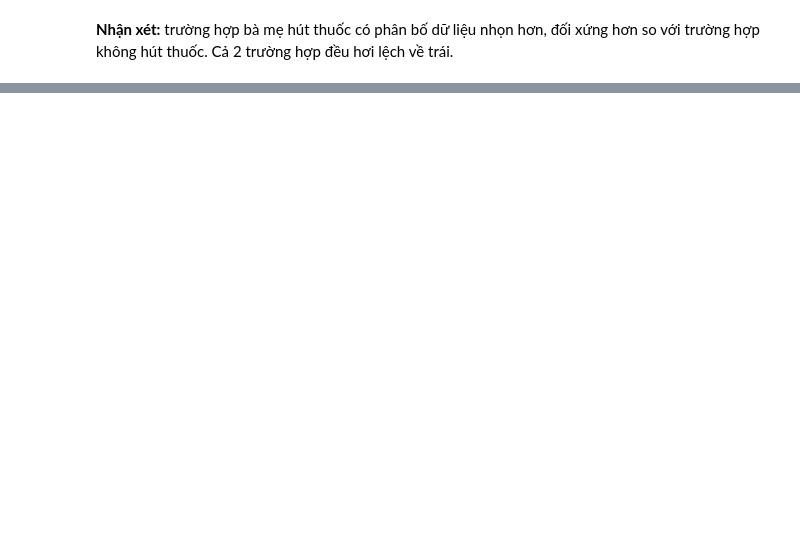
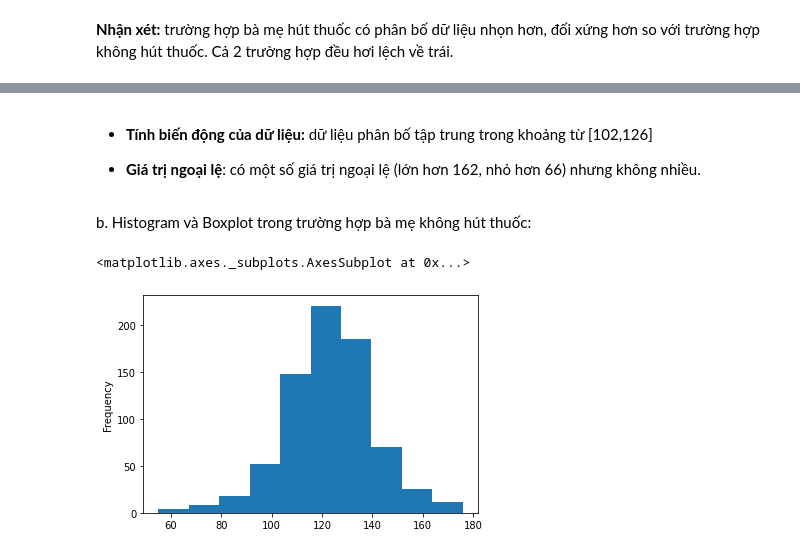
Before and after one commit to NgaanLee/DataAnalystDeepLearning, a Jupyter notebook: Homeworks_lab05.ipynb, the cells around one changed output, grey strips where cells are left out. Saved outputs shown, nothing was run; the diff lists cells and outputs as text; code cells hidden in the pictures; blank space fills up the shorter version.

```diff
--- a/Homeworks_lab05.ipynb
+++ b/Homeworks_lab05.ipynb
@@ -215,0 +246,11 @@ trường hợp không hút thuốc. Cả 2 trường hợp đều hơi lệch v
+# %% [markdown]
+- **Tính biến động của dữ liệu:** dữ liệu phân bố tập trung trong khoảng từ [102,126]
+
+- **Giá trị ngoại lệ**: có một số giá trị ngoại lệ (lớn hơn 162, nhỏ hơn 66) nhưng không nhiều.
+# %% [markdown]
+b. Histogram và Boxplot trong trường hợp bà mẹ không hút thuốc:
+# %%
+df.loc[(df.smoke== 0),'bwt'].plot.hist()
+# %% [output]
+<matplotlib.axes._subplots.AxesSubplot at 0x...>
+[figure, added]
```
Also changed, not shown: parts of 19 cells of this notebook.
